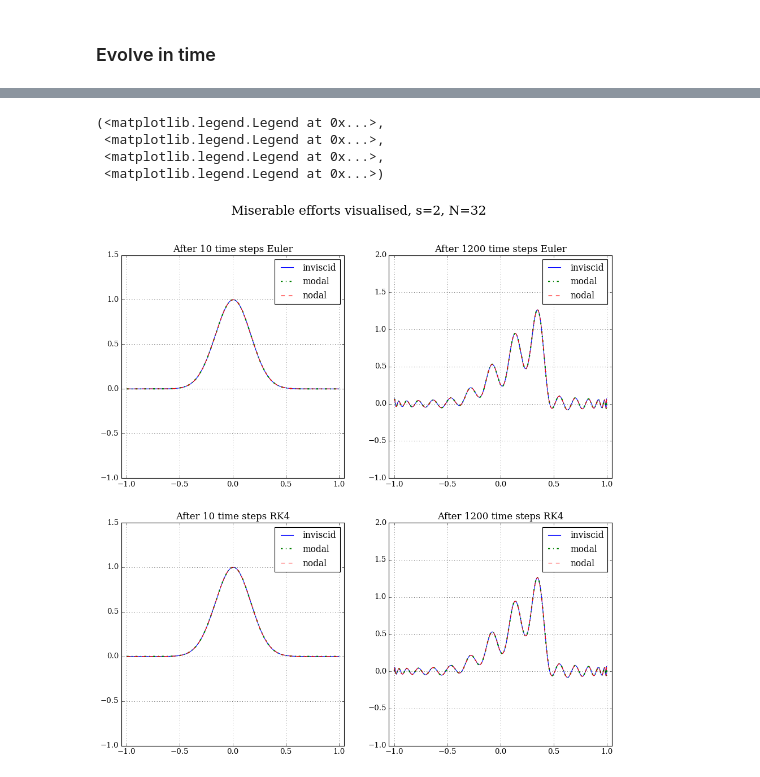
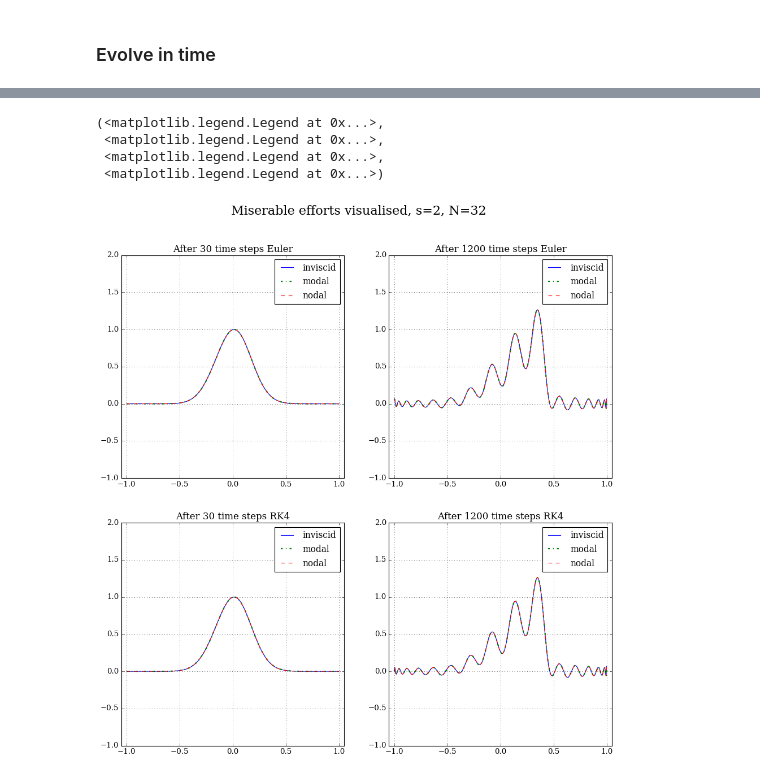
Before and after one commit to Yurlungur/summer_project, a Jupyter notebook: Cheb_Gauss_Lobato/burgers/Burgers_clean.ipynb, the cells around one changed output, grey strips where cells are left out. Drawn from its saved outputs; the diff is of its cells as text; code cells hidden in the pictures.

```diff
--- a/Cheb_Gauss_Lobato/burgers/Burgers_clean.ipynb
+++ b/Cheb_Gauss_Lobato/burgers/Burgers_clean.ipynb
@@ -245,22 +245,22 @@ for idx, t_n in enumerate(t):
 # %%
 fig, ax = plt.subplots(2,2, figsize=(14,14))
 fig.suptitle('Miserable efforts visualised, s=2, N=32', fontsize=20)
-ax[0,0].set_title('After 10 time steps Euler'), ax[0,1].set_title('After 1200 time steps Euler')
-ax[1,0].set_title('After 10 time steps RK4'), ax[1,1].set_title('After 1200 time steps RK4')
+ax[0,0].set_title('After 30 time steps Euler'), ax[0,1].set_title('After 1200 time steps Euler')
+ax[1,0].set_title('After 30 time steps RK4'), ax[1,1].set_title('After 1200 time steps RK4')
 
-ax[0,0].plot(x, euler_inviscidx2[10,:], label='inviscid'), ax[0,0].plot(x, euler_modalx2[10,:], '-.', lw=2, label='modal'),
-ax[0,0].plot(x, euler_nodalx2[10,:], '--', label='nodal')
+ax[0,0].plot(x, euler_inviscidx2[30,:], label='inviscid'), ax[0,0].plot(x, euler_modalx2[30,:], '-.', lw=2, label='modal'),
+ax[0,0].plot(x, euler_nodalx2[30,:], '--', label='nodal')
 ax[0,1].plot(x, euler_inviscidx2[1200,:], label='inviscid'), ax[0,1].plot(x, euler_modalx2[1200,:], '-.', lw=2, label='modal'),
 ax[0,1].plot(x, euler_nodalx2[1200,:], '--',  label='nodal')
-ax[1,0].plot(x, odeint_inviscidx2[10,:], label='inviscid'), ax[1,0].plot(x, odeint_modalx2[10,:], '-.', lw=2, label='modal'),
-ax[1,0].plot(x, odeint_nodalx2[10,:], '--', label='nodal')
+ax[1,0].plot(x, odeint_inviscidx2[30,:], label='inviscid'), ax[1,0].plot(x, odeint_modalx2[30,:], '-.', lw=2, label='modal'),
+ax[1,0].plot(x, odeint_nodalx2[30,:], '--', label='nodal')
 ax[1,1].plot(x, odeint_inviscidx2[1200,:], label='inviscid'), ax[1,1].plot(x, odeint_modalx2[1200,:], '-.', lw=2, label='modal'),
 ax[1,1].plot(x, odeint_nodalx2[1200,:], '--', label='nodal')
 ax[0,0].set_xlim(-1.05, 1.05), ax[0,1].set_xlim(-1.05, 1.05), ax[1,0].set_xlim(-1.05, 1.05), ax[1,1].set_xlim(-1.05, 1.05)
 ax[0,0].legend(fontsize=14), ax[0,1].legend(fontsize=14), ax[1,0].legend(fontsize=14), ax[1,1].legend(fontsize=14)
 # %% [output]
 (<matplotlib.legend.Legend at 0x...>,
  <matplotlib.legend.Legend at 0x...>,
  <matplotlib.legend.Legend at 0x...>,
  <matplotlib.legend.Legend at 0x...>)
-[figure, old version]
+[figure, new version]
```
Also changed, not shown: parts of 1 cell of this notebook.
